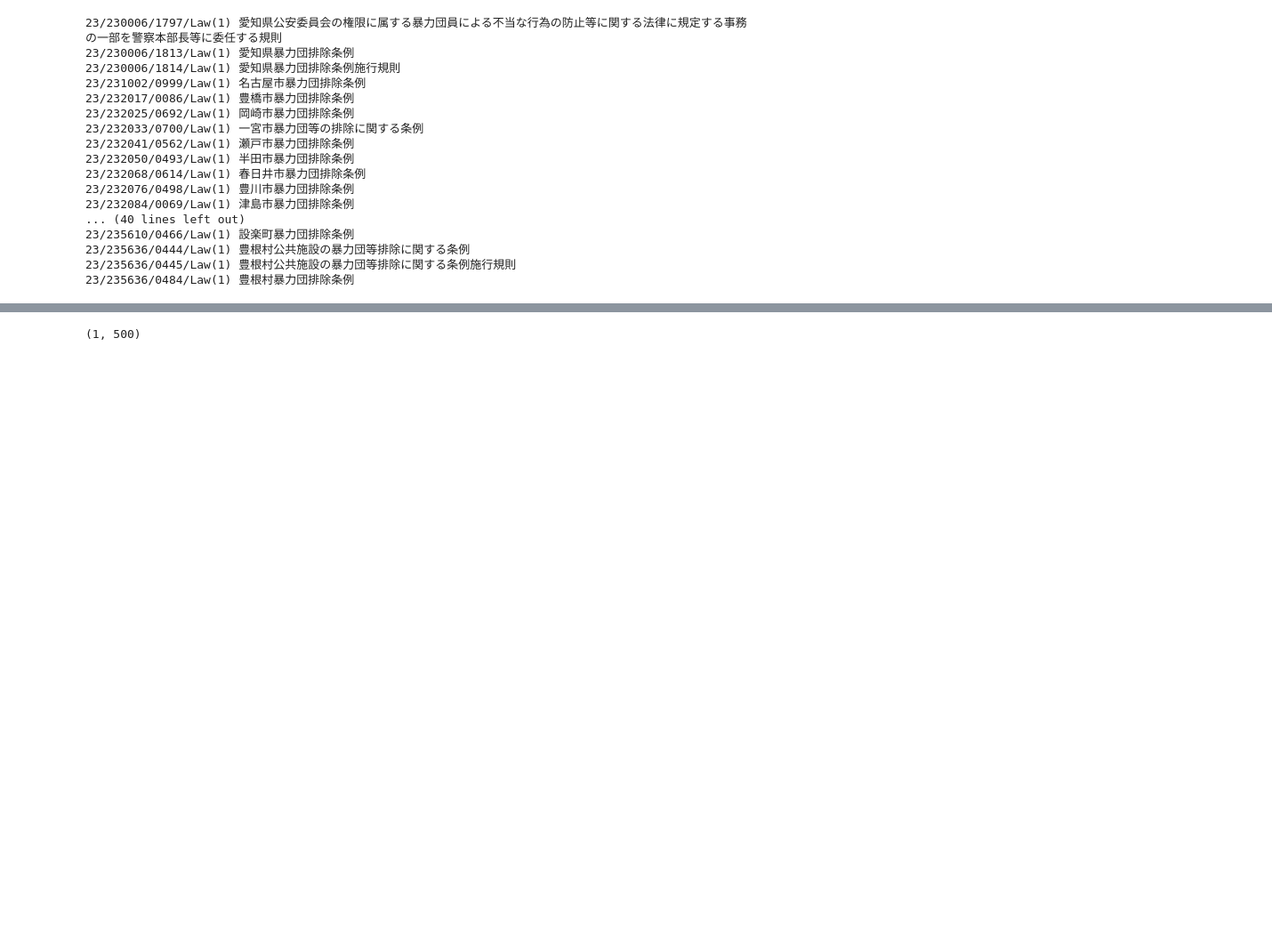
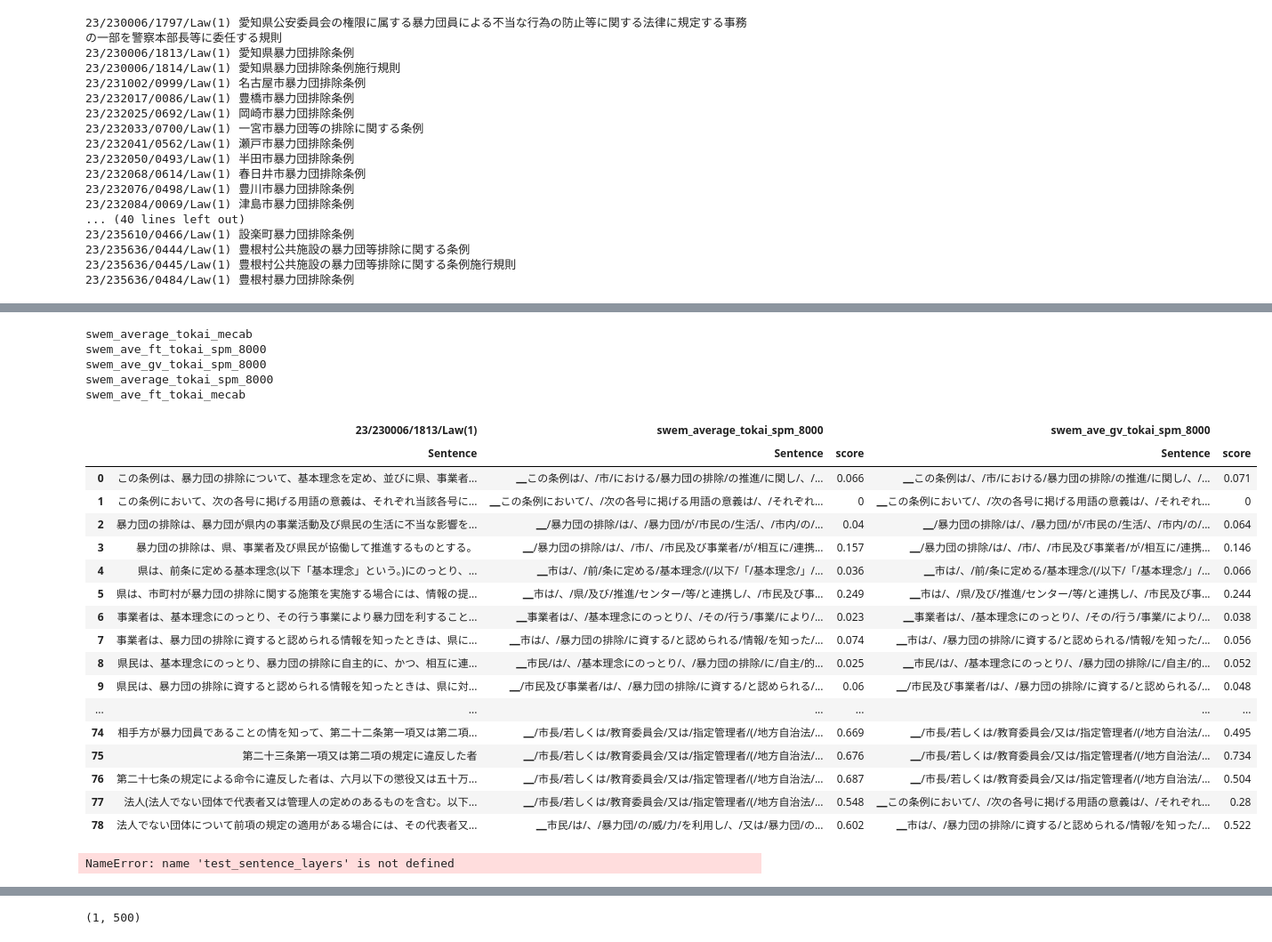
Before and after one commit to Arten013/hjst_model, a Jupyter notebook: pairtable.ipynb, the cells around one changed output, grey strips where cells are left out. Shown at 89% size. Drawn from its saved outputs; the diff is of its cells as text; code cells hidden in the pictures; blank space fills up the shorter version.

```diff
--- a/pairtable.ipynb
+++ b/pairtable.ipynb
@@ -241,0 +342,46 @@ ltag_gen = (ltag for ltag in list(testset))
+# %%
+columns = []
+for k, df in dfdict.items():
+    q = (target_law_tags[0], 'Sentence')
+    df.columns = pd.MultiIndex.from_tuples([q, (k, 'Sentence'), (k, 'score')])
+    print(k)
+    if 'spm' in k:
+        from hjst_model import tokenizer
+        tk = lambda x: '/'.join([w for w in tokenizer.load_spm(test_sentence_layers[k]['layer'].spm_path).EncodeAsPieces(x)])
+        df[(k, 'Sentence')] = df[(k, 'Sentence')].map(tk)
+# %% [output]
+swem_average_tokai_mecab
+swem_ave_ft_tokai_spm_8000
+swem_ave_gv_tokai_spm_8000
+swem_average_tokai_spm_8000
+swem_ave_ft_tokai_mecab
+# %%
+pd.merge(
+    dfdict['swem_average_tokai_spm_8000'],
+    dfdict['swem_ave_gv_tokai_spm_8000']
+).style.apply(lambda x: coloring(0.2, x), axis=1)
+# %% [output]
+|  | 23/230006/1813/Law(1) | swem_average_tokai_spm_8000 |  | swem_ave_gv_tokai_spm_8000 |  |
+|  | Sentence | Sentence | score | Sentence | score |
+| 0 | この条例は、暴力団の排除について、基本理念を定め、並びに県、事業者... | ▁この条例は/、/市/における/暴力団の排除/の推進/に関し/、/... | 0.066 | ▁この条例は/、/市/における/暴力団の排除/の推進/に関し/、/... | 0.071 |
+| 1 | この条例において、次の各号に掲げる用語の意義は、それぞれ当該各号に... | ▁この条例において/、/次の各号に掲げる用語の意義は/、/それぞれ... | 0 | ▁この条例において/、/次の各号に掲げる用語の意義は/、/それぞれ... | 0 |
+| 2 | 暴力団の排除は、暴力団が県内の事業活動及び県民の生活に不当な影響を... | ▁/暴力団の排除/は/、/暴力団/が/市民の/生活/、/市内/の/... | 0.04 | ▁/暴力団の排除/は/、/暴力団/が/市民の/生活/、/市内/の/... | 0.064 |
+| 3 | 暴力団の排除は、県、事業者及び県民が協働して推進するものとする。 | ▁/暴力団の排除/は/、/市/、/市民及び事業者/が/相互に/連携... | 0.157 | ▁/暴力団の排除/は/、/市/、/市民及び事業者/が/相互に/連携... | 0.146 |
+| 4 | 県は、前条に定める基本理念(以下「基本理念」という。)にのっとり、... | ▁市は/、/前/条に定める/基本理念/(/以下/「/基本理念/」/... | 0.036 | ▁市は/、/前/条に定める/基本理念/(/以下/「/基本理念/」/... | 0.066 |
+| 5 | 県は、市町村が暴力団の排除に関する施策を実施する場合には、情報の提... | ▁市は/、/県/及び/推進/センター/等/と連携し/、/市民及び事... | 0.249 | ▁市は/、/県/及び/推進/センター/等/と連携し/、/市民及び事... | 0.244 |
+| 6 | 事業者は、基本理念にのっとり、その行う事業により暴力団を利すること... | ▁事業者は/、/基本理念にのっとり/、/その/行う/事業/により/... | 0.023 | ▁事業者は/、/基本理念にのっとり/、/その/行う/事業/により/... | 0.038 |
+| 7 | 事業者は、暴力団の排除に資すると認められる情報を知ったときは、県に... | ▁市は/、/暴力団の排除/に資する/と認められる/情報/を知った/... | 0.074 | ▁市は/、/暴力団の排除/に資する/と認められる/情報/を知った/... | 0.056 |
+| 8 | 県民は、基本理念にのっとり、暴力団の排除に自主的に、かつ、相互に連... | ▁市民/は/、/基本理念にのっとり/、/暴力団の排除/に/自主/的... | 0.025 | ▁市民/は/、/基本理念にのっとり/、/暴力団の排除/に/自主/的... | 0.052 |
+| 9 | 県民は、暴力団の排除に資すると認められる情報を知ったときは、県に対... | ▁/市民及び事業者/は/、/暴力団の排除/に資する/と認められる/... | 0.06 | ▁/市民及び事業者/は/、/暴力団の排除/に資する/と認められる/... | 0.048 |
+| ... | ... | ... | ... | ... | ... |
+| 74 | 相手方が暴力団員であることの情を知って、第二十二条第一項又は第二項... | ▁/市長/若しくは/教育委員会/又は/指定管理者/(/地方自治法/... | 0.669 | ▁/市長/若しくは/教育委員会/又は/指定管理者/(/地方自治法/... | 0.495 |
+| 75 | 第二十三条第一項又は第二項の規定に違反した者 | ▁/市長/若しくは/教育委員会/又は/指定管理者/(/地方自治法/... | 0.676 | ▁/市長/若しくは/教育委員会/又は/指定管理者/(/地方自治法/... | 0.734 |
+| 76 | 第二十七条の規定による命令に違反した者は、六月以下の懲役又は五十万... | ▁/市長/若しくは/教育委員会/又は/指定管理者/(/地方自治法/... | 0.687 | ▁/市長/若しくは/教育委員会/又は/指定管理者/(/地方自治法/... | 0.504 |
+| 77 | 法人(法人でない団体で代表者又は管理人の定めのあるものを含む。以下... | ▁/市長/若しくは/教育委員会/又は/指定管理者/(/地方自治法/... | 0.548 | ▁この条例において/、/次の各号に掲げる用語の意義は/、/それぞれ... | 0.28 |
+| 78 | 法人でない団体について前項の規定の適用がある場合には、その代表者又... | ▁市民/は/、/暴力団/の/威/力/を利用し/、/又は/暴力団/の... | 0.602 | ▁市は/、/暴力団の排除/に資する/と認められる/情報/を知った/... | 0.522 |
+# %%
+for k, layer in test_sentence_layers.keys():
+    print(k)
+    pd.DataFrame([pd.DataFrame(pd.Series(arr.ravel()).describe()).transpose() for arr in layer.vecs])
+# %% [output]
+NameError: name 'test_sentence_layers' is not defined
```
Also changed, not shown: parts of 28 cells of this notebook, 7 other files.
